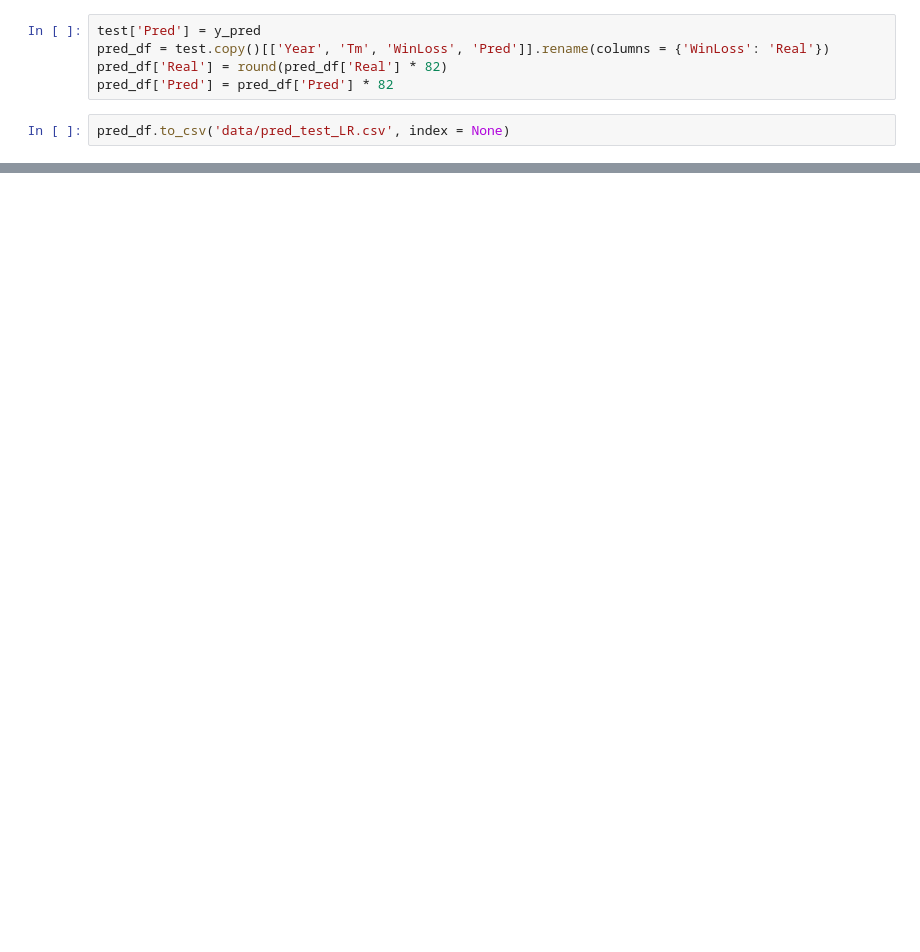
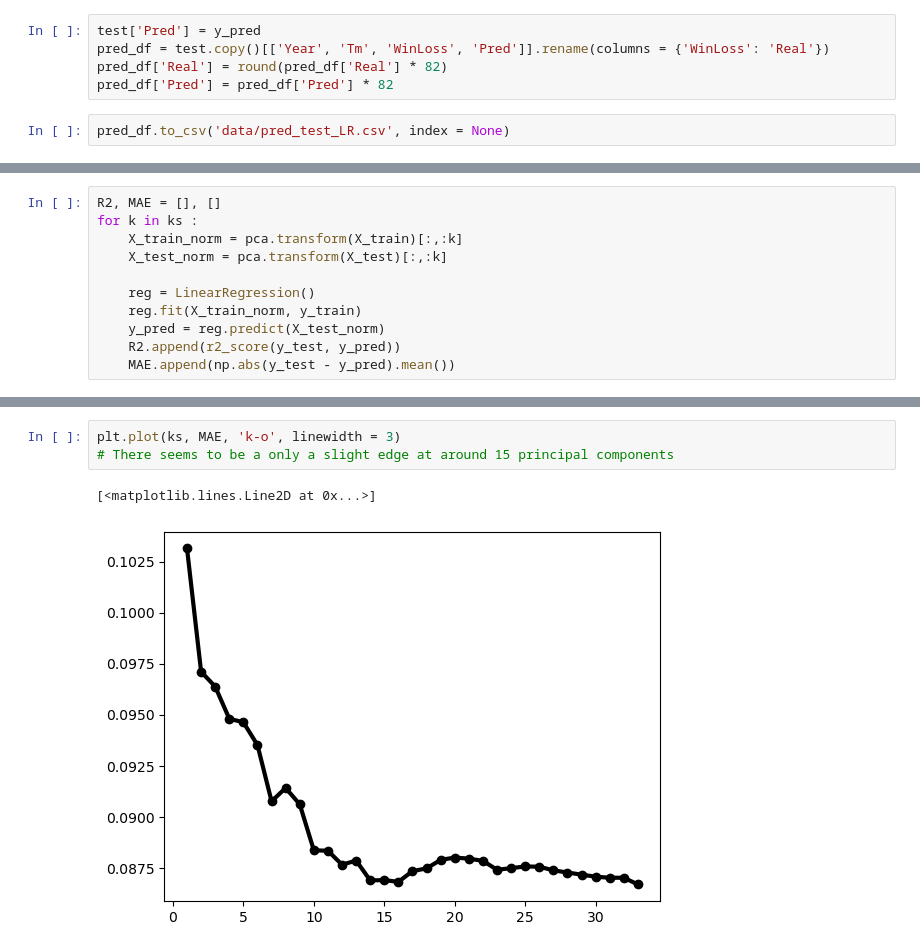
Before and after one commit to martinbog19/balling-on-the-edge, a Jupyter notebook: linear_models.ipynb, the cells around one changed output, grey strips where cells are left out. Saved outputs shown, nothing was run; the diff lists cells and outputs as text; blank space fills up the shorter version.

```diff
--- a/linear_models.ipynb
+++ b/linear_models.ipynb
@@ -65,0 +50,11 @@ pred_df.to_csv('data/pred_test_LR.csv', index = None)
+# %%
+R2, MAE = [], []
+for k in ks :
+    X_train_norm = pca.transform(X_train)[:,:k]
+    X_test_norm = pca.transform(X_test)[:,:k]
+
+    reg = LinearRegression()
+    reg.fit(X_train_norm, y_train)
+    y_pred = reg.predict(X_test_norm)
+    R2.append(r2_score(y_test, y_pred))
+    MAE.append(np.abs(y_test - y_pred).mean())
@@ -65,0 +66,6 @@ pred_df.to_csv('data/pred_test_LR.csv', index = None)
+# %%
+plt.plot(ks, MAE, 'k-o', linewidth = 3)
+# There seems to be a only a slight edge at around 15 principal components
+# %% [output]
+[<matplotlib.lines.Line2D at 0x...>]
+[figure, added]
```
Also changed, not shown: parts of 8 cells of this notebook, 3 other files.
